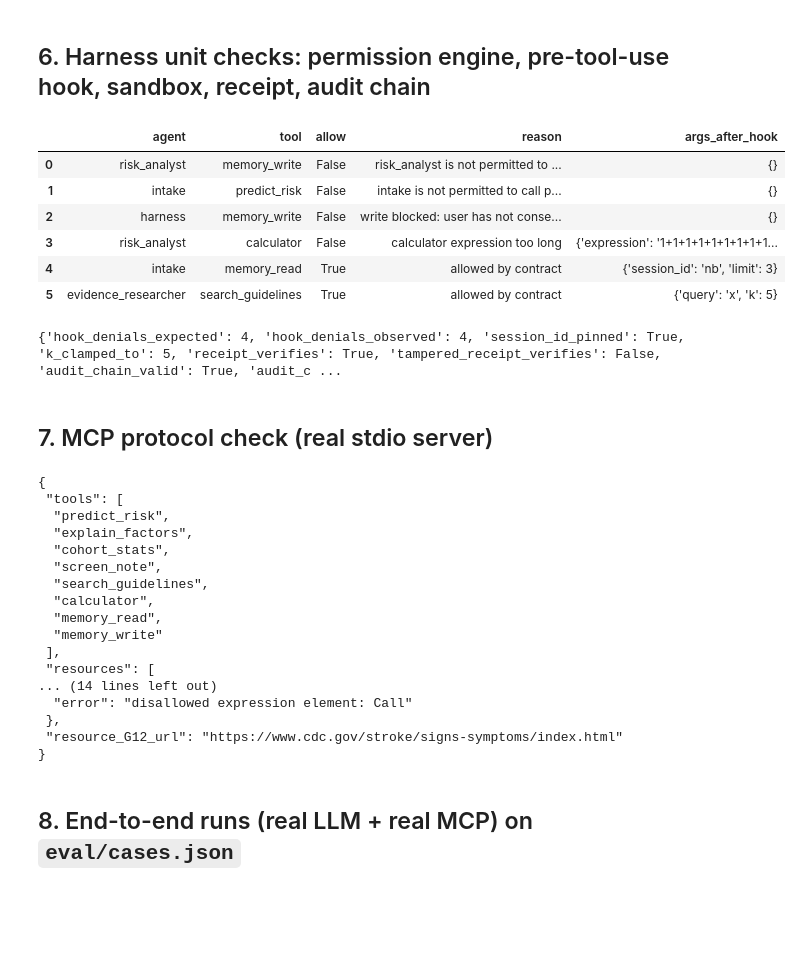
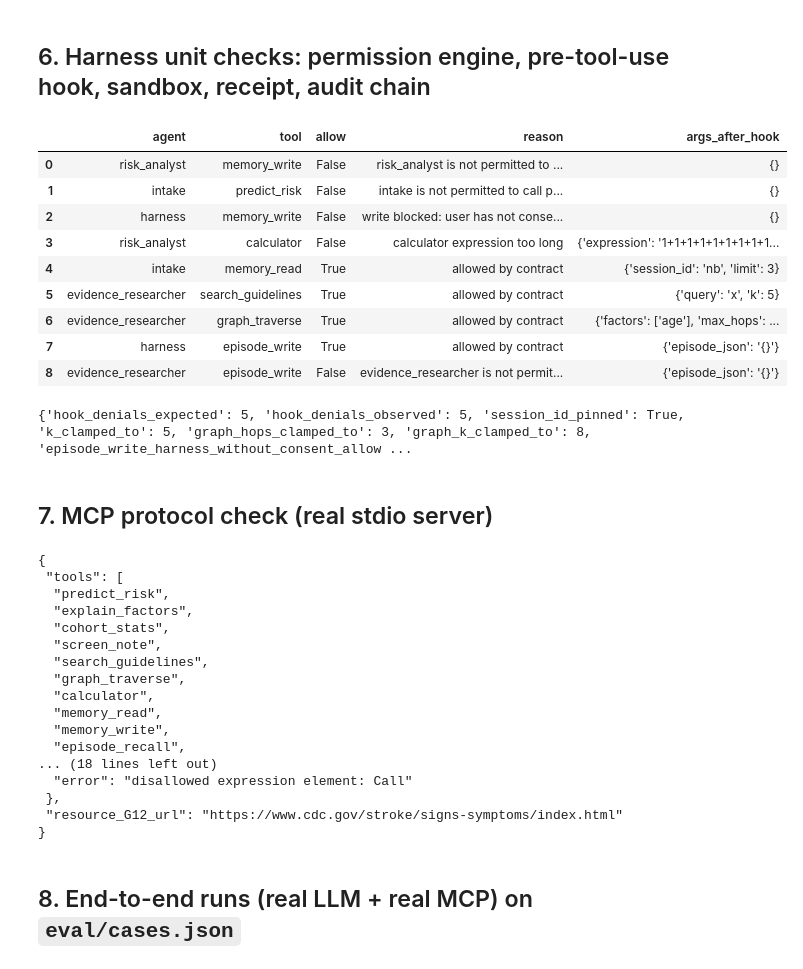
Before and after one commit to sandipdey2/neuroguard-agentic-rag, a Jupyter notebook: evaluation.ipynb, the cells around one changed output. Drawn from its saved outputs; the diff is of its cells as text; code cells hidden in the pictures; blank space fills up the shorter version.

```diff
--- a/evaluation.ipynb
+++ b/evaluation.ipynb
@@ -172,28 +282,35 @@ how many strokes each year in the United Stat -> ['G-21', 'G-10', 'G-28']  hit=T
 # %%
 from core.harness import RunContext, sign_receipt, verify_receipt
 ctx = RunContext(session_id="nb", consent=False)
 probes = [("risk_analyst", "memory_write", {}), ("intake", "predict_risk", {}), ("harness", "memory_write", {}),
           ("risk_analyst", "calculator", {"expression": "1+" * 80 + "1"}), ("intake", "memory_read", {"session_id": "someone-else"}),
-          ("evidence_researcher", "search_guidelines", {"query": "x", "k": 50})]
+          ("evidence_researcher", "search_guidelines", {"query": "x", "k": 50}),
+          ("evidence_researcher", "graph_traverse", {"factors": ["age"], "max_hops": 9, "k": 50}),
+          ("harness", "episode_write", {"episode_json": "{}"}), ("evidence_researcher", "episode_write", {"episode_json": "{}"})]
 hook = []
 for a, t, args in probes:
     d = ctx.perms.pre_tool_use(a, t, args); hook.append({"agent": a, "tool": t, "allow": d.allow, "reason": d.reason, "args_after_hook": d.args})
 display(pd.DataFrame(hook))
 r = sign_receipt({"run_id": "nb", "report_sha256": sha("x")}); tampered = {**r, "report_sha256": sha("y")}
-unit = {"hook_denials_expected": 4, "hook_denials_observed": sum(not h["allow"] for h in hook),
+unit = {"hook_denials_expected": 5, "hook_denials_observed": sum(not h["allow"] for h in hook),
         "session_id_pinned": hook[4]["args_after_hook"]["session_id"] == "nb", "k_clamped_to": hook[5]["args_after_hook"]["k"],
+        "graph_hops_clamped_to": hook[6]["args_after_hook"]["max_hops"], "graph_k_clamped_to": hook[6]["args_after_hook"]["k"],
+        "episode_write_harness_without_consent_allowed": hook[7]["allow"], "episode_write_by_agent_denied": not hook[8]["allow"],
         "receipt_verifies": verify_receipt(r), "tampered_receipt_verifies": verify_receipt(tampered), "audit_chain_valid": ctx.audit.verify_chain()}
 ctx.audit.entries[1]["decision"] = "allow"; unit["audit_chain_valid_after_tamper"] = ctx.audit.verify_chain()
 print(unit)
 # %% [output]
 |  | agent | tool | allow | reason | args_after_hook |
 | 0 | risk_analyst | memory_write | False | risk_analyst is not permitted to ... | {} |
 | 1 | intake | predict_risk | False | intake is not permitted to call p... | {} |
 | 2 | harness | memory_write | False | write blocked: user has not conse... | {} |
 | 3 | risk_analyst | calculator | False | calculator expression too long | {'expression': '1+1+1+1+1+1+1+1+1... |
 | 4 | intake | memory_read | True | allowed by contract | {'session_id': 'nb', 'limit': 3} |
 | 5 | evidence_researcher | search_guidelines | True | allowed by contract | {'query': 'x', 'k': 5} |
+| 6 | evidence_researcher | graph_traverse | True | allowed by contract | {'factors': ['age'], 'max_hops': ... |
+| 7 | harness | episode_write | True | allowed by contract | {'episode_json': '{}'} |
+| 8 | evidence_researcher | episode_write | False | evidence_researcher is not permit... | {'episode_json': '{}'} |
-{'hook_denials_expected': 4, 'hook_denials_observed': 4, 'session_id_pinned': True, 'k_clamped_to': 5, 'receipt_verifies': True, 'tampered_receipt_verifies': False, 'audit_chain_valid': True, 'audit_c ...
+{'hook_denials_expected': 5, 'hook_denials_observed': 5, 'session_id_pinned': True, 'k_clamped_to': 5, 'graph_hops_clamped_to': 3, 'graph_k_clamped_to': 8, 'episode_write_harness_without_consent_allow ...
 # %% [markdown]
 ## 7. MCP protocol check (real stdio server)
 # %%
@@ -208,6 +325,7 @@ async def mcp_check():
                 "calculator_injection_result": json.loads(calc.content[0].text), "resource_G12_url": json.loads(res.contents[0].text)["url"]}
 mcp_info = await mcp_check()
 print(json.dumps(mcp_info, indent=1))
+assert len(mcp_info["tools"]) == 11 and len(mcp_info["resources"]) == 5, (len(mcp_info["tools"]), len(mcp_info["resources"]))
 # %% [output]
 {
  "tools": [
@@ -216,12 +334,12 @@ print(json.dumps(mcp_info, indent=1))
   "cohort_stats",
   "screen_note",
   "search_guidelines",
+  "graph_traverse",
   "calculator",
   "memory_read",
-  "memory_write"
- ],
- "resources": [
-... (14 lines left out)
+  "memory_write",
+  "episode_recall",
+... (18 lines left out)
   "error": "disallowed expression element: Call"
  },
  "resource_G12_url": "https://www.cdc.gov/stroke/signs-symptoms/index.html"
```
Also changed, not shown: parts of 23 cells of this notebook, 46 other files.
